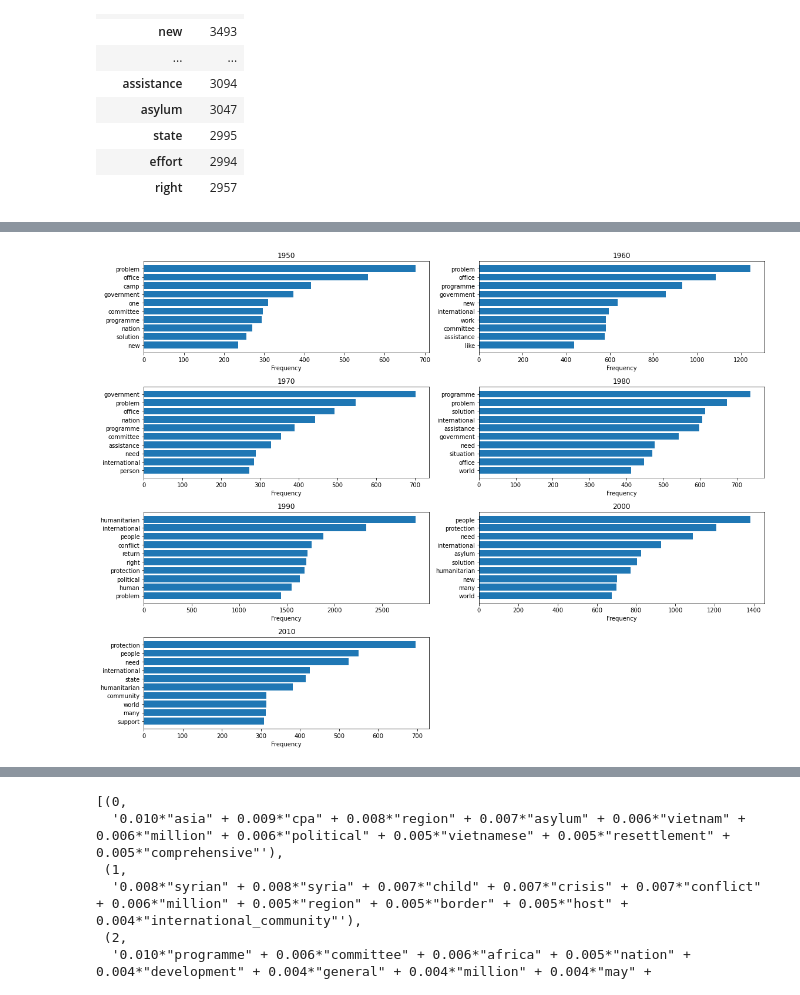
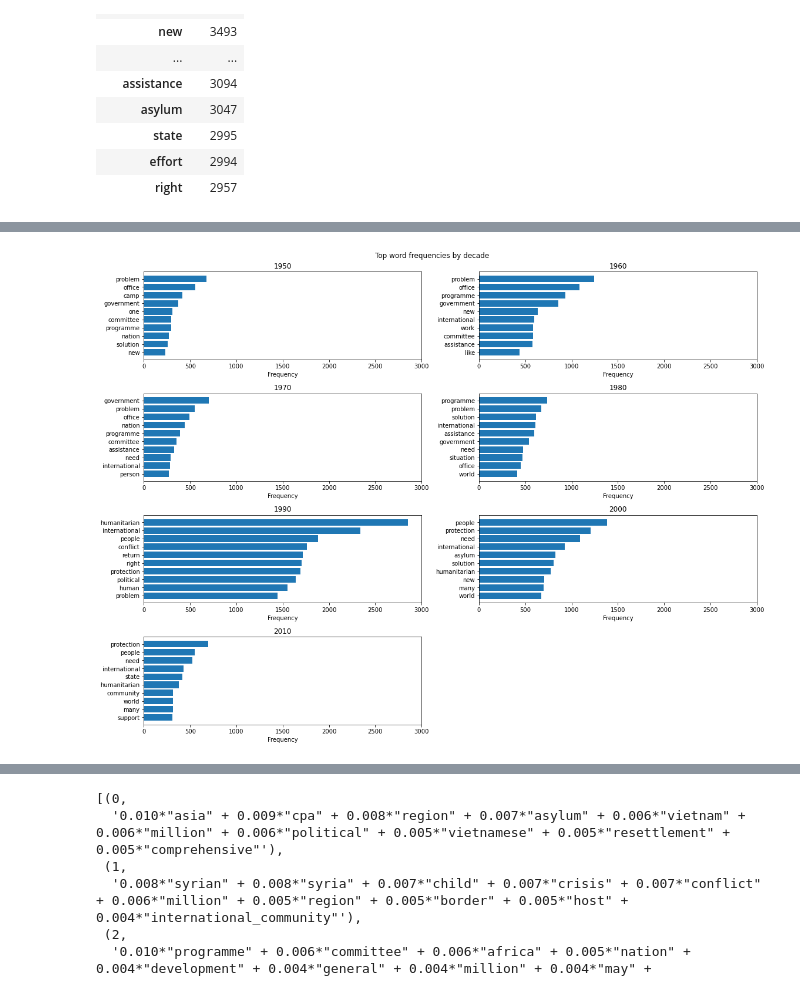
Before and after one commit to jswoodham/unhcr_speeches, a Jupyter notebook: Report.ipynb, the cells around one changed output, grey strips where cells are left out. Saved outputs shown, nothing was run; the diff lists cells and outputs as text; code cells hidden in the pictures.

```diff
--- a/Report.ipynb
+++ b/Report.ipynb
@@ -62,6 +140,8 @@ freq.columns = ['speaker', 'word', 'freq']
 ### Plot word frequencies by commissioner
 
 fig, ((ax1, ax2), (ax3, ax4), (ax5, ax6), (ax7, ax8), (ax9, ax10)) = plt.subplots(5, 2, figsize=(16, 12))
+
+plt.suptitle("Top word frequencies by commissioner")
 
 speaker = ['Goedhart',
            'Lindt',
@@ -88,6 +168,7 @@ for n in speaker:
     a.invert_yaxis()
     a.set_xlabel('Frequency')
     a.set_title(n)
+    a.set(xlim=(0,3500))
 
     j = j + 1
 
@@ -104,27 +206,30 @@ freq = freq.reset_index()
 freq.columns = ['decade', 'word', 'freq']
 # %%
 fig, ((ax1, ax2), (ax3, ax4), (ax5, ax6), (ax7, ax8)) = plt.subplots(4, 2, figsize=(16, 12))
+
+plt.suptitle("Top word frequencies by decade")
 
 j = 1
 decade = [1950, 1960, 1970, 1980, 1990, 2000, 2010]
 
 for n in decade:
     a = eval('ax' + str(j))
 
     y_pos = freq[freq.decade == n].word
 
     count = freq[freq.decade == n].freq
 
     a.barh(y_pos, count)
 
     a.set_yticks(y_pos, labels=freq[freq.decade == n].word)
     a.invert_yaxis()
     a.set_xlabel('Frequency')
     a.set_title(n)
+    a.set(xlim = (0,3000))
 
     j = j + 1
 
 fig.delaxes(ax8)
 plt.tight_layout()
 # %% [output]
-[figure, old version]
+[figure, new version]
```
Also changed, not shown: parts of 21 cells of this notebook, 1 other file.
